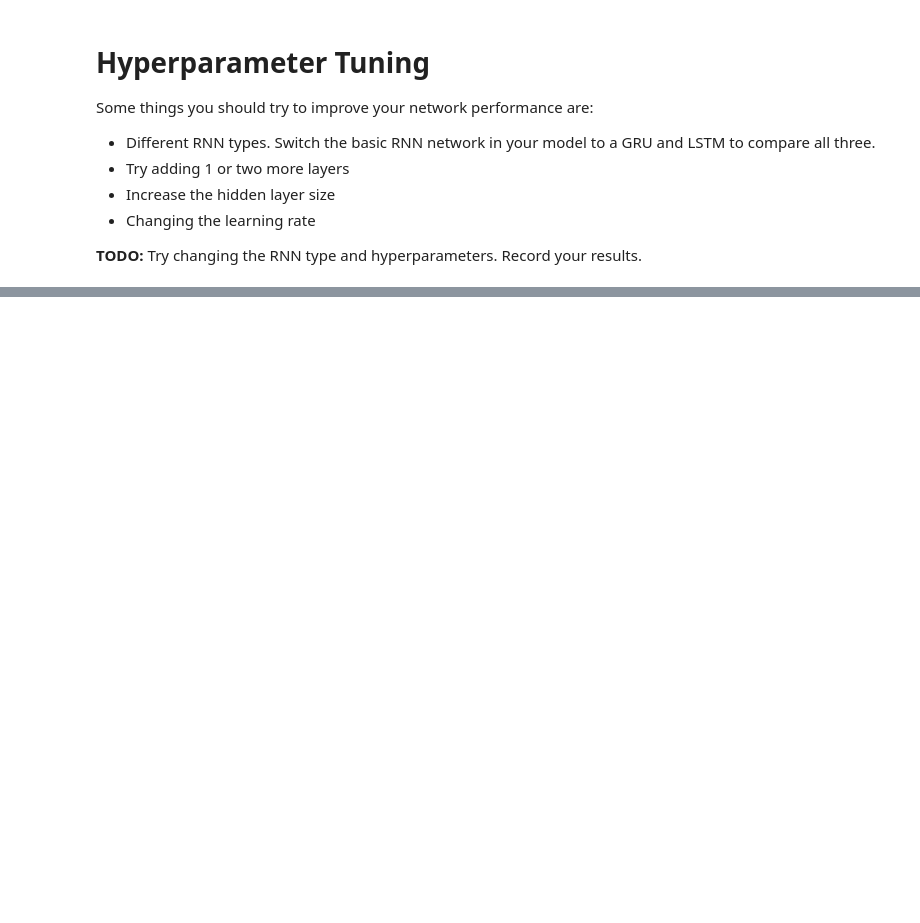
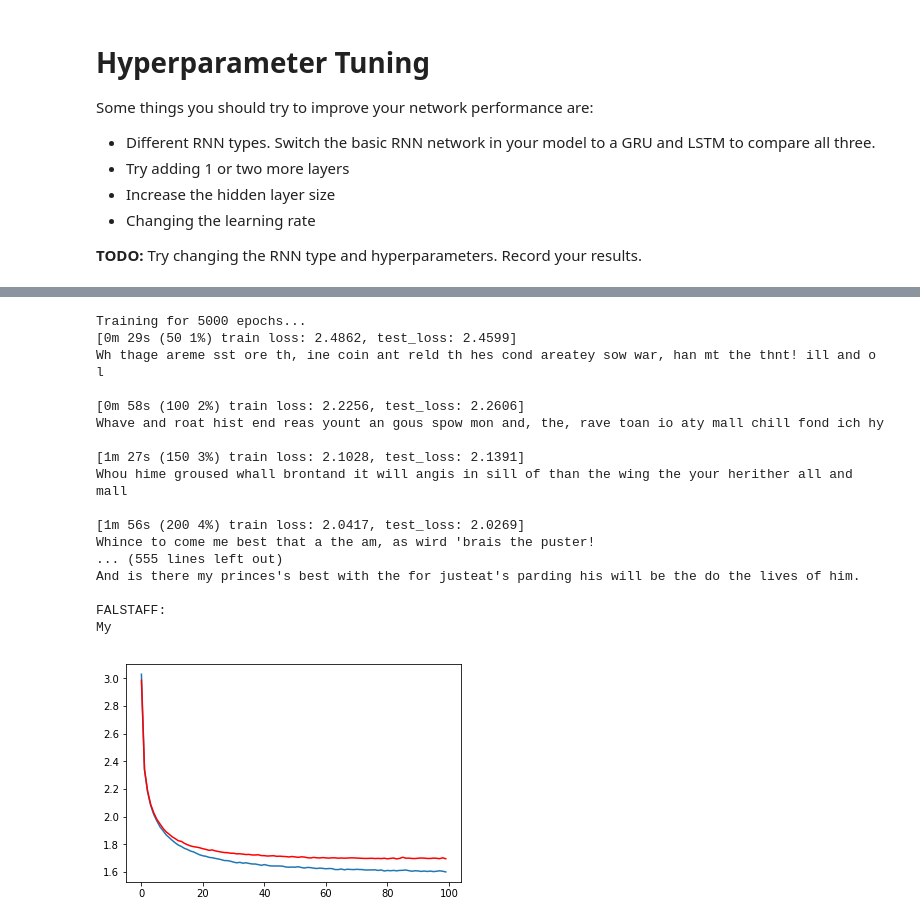
Before and after one commit to mcguiremichael/Object-Recognition, a Jupyter notebook: assignment4_materials/Assignment4/MP4_P2_generation.ipynb, the cells around one changed output, grey strips where cells are left out. Cells and saved outputs as stored; diff of their text form; code cells hidden in the pictures; blank space fills up the shorter version.

```diff
--- a/assignment4_materials/Assignment4/MP4_P2_generation.ipynb
+++ b/assignment4_materials/Assignment4/MP4_P2_generation.ipynb
@@ -225,0 +398,61 @@ Some things you should try to improve your network performance are:
+# %%
+### RNN
+
+learning_rate=0.002
+
+rnn = RNN(n_characters, hidden_size, n_characters, model_type="rnn", n_layers=n_layers).to(device)
+rnn_optimizer = torch.optim.Adam(rnn.parameters(), lr=learning_rate)
+criterion = nn.CrossEntropyLoss()
+
+start = time.time()
+all_losses = []
+test_losses = []
+loss_avg = 0
+test_loss_avg = 0
+
+
+print("Training for %d epochs..." % n_epochs)
+for epoch in range(1, n_epochs + 1):
+    loss = train(rnn, *load_random_batch(train_text, chunk_len, batch_size), rnn_optimizer, criterion)
+    loss_avg += loss
+
+    test_loss = eval_test(rnn, *load_random_batch(test_text, chunk_len, batch_size))
+    test_loss_avg += test_loss
+
+    if epoch % print_every == 0:
+        print('[%s (%d %d%%) train loss: %.4f, test_loss: %.4f]' % (time_since(start), epoch, epoch / n_epochs * 100, loss, test_loss))
+        print(generate(rnn, 'Wh', 100, device=device), '\n')
+
+    if epoch % plot_every == 0:
+        all_losses.append(loss_avg / plot_every)
+        test_losses.append(test_loss_avg / plot_every)
+        loss_avg = 0
+        test_loss_avg = 0
+
+import matplotlib.pyplot as plt
+import matplotlib.ticker as ticker
+
+plt.figure()
+plt.plot(all_losses)
+plt.plot(test_losses, color='r')
+
+print(evaluate(rnn, prime_str='Th', predict_len=1000))
+# %% [output]
+Training for 5000 epochs...
+[0m 29s (50 1%) train loss: 2.4862, test_loss: 2.4599]
+Wh thage areme sst ore th, ine coin ant reld th hes cond areatey sow war, han mt the thnt! ill and o l
+
+[0m 58s (100 2%) train loss: 2.2256, test_loss: 2.2606]
+Whave and roat hist end reas yount an gous spow mon and, the, rave toan io aty mall chill fond ich hy
+
+[1m 27s (150 3%) train loss: 2.1028, test_loss: 2.1391]
+Whou hime groused whall brontand it will angis in sill of than the wing the your herither all and mall
+
+[1m 56s (200 4%) train loss: 2.0417, test_loss: 2.0269]
+Whince to come me best that a the am, as wird 'brais the puster!
+... (555 lines left out)
+And is there my princes's best with the for justeat's parding his will be the do the lives of him.
+
+FALSTAFF:
+My
+[figure, added]
```
Also changed, not shown: parts of 10 cells of this notebook, 1 other file.
